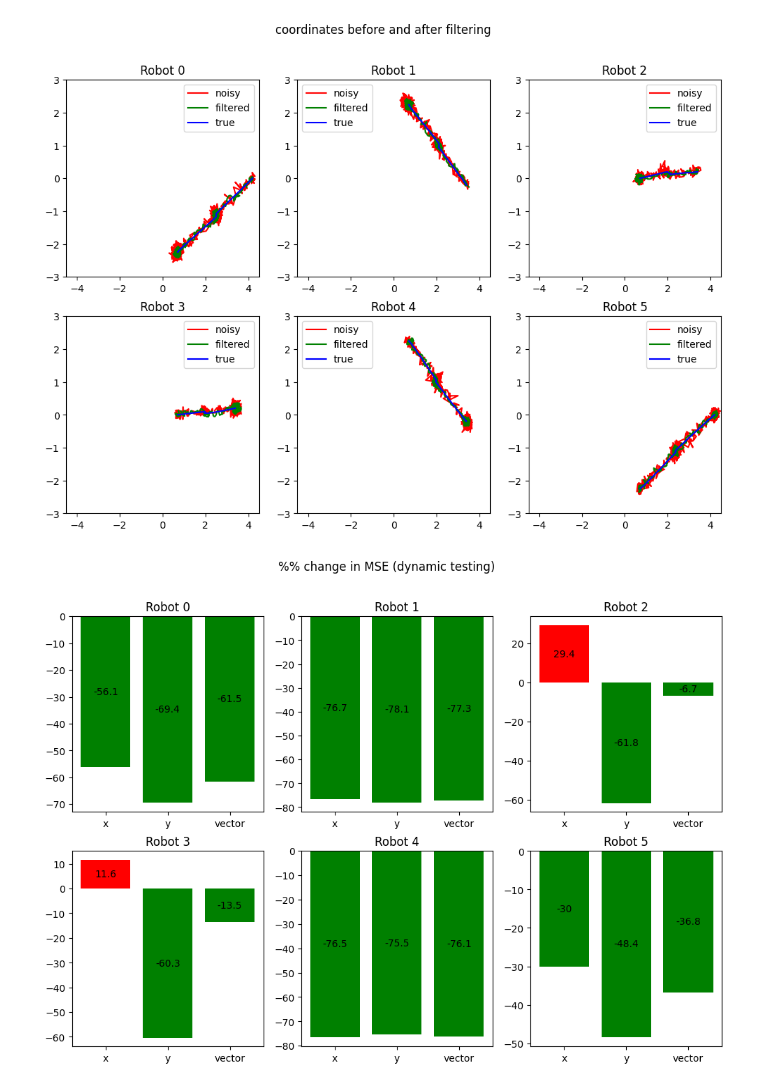
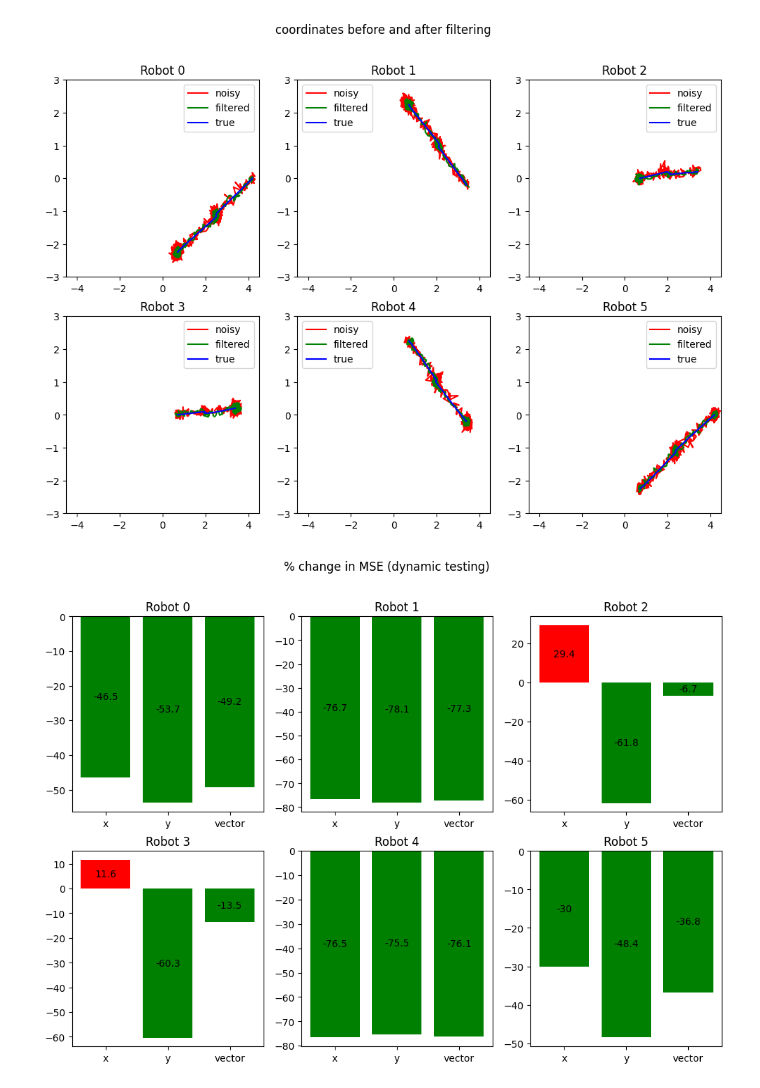
Before and after one commit to First-Order-RoboCup-SSL/Utama-Core, a Jupyter notebook: vision_data/filter_results_summary.ipynb, the cells around one changed output. Drawn from its saved outputs; the diff is of its cells as text; code cells hidden in the pictures.

```diff
--- a/vision_data/filter_results_summary.ipynb
+++ b/vision_data/filter_results_summary.ipynb
@@ -25,8 +25,7 @@ NO_ROWS = 1000  # Limit window to be analysed
 X_AXES = np.arange(NO_ROWS)
 
 CLEAN = "clean-raw-pid.csv"
-NOISY_G, FILT_G = "noisy-grsim-raw-pid.csv", "noisy-grsim-filtered-pid.csv"
-NOISY_M, FILT_M = "noisy-manual-raw-pid.csv", "noisy-manual-filtered-pid.csv"
+NOISY, FILT = "noisy-raw-pid.csv", "noisy-filtered-pid.csv"
 
 V_COL = "vector"
 ID_COL, X_COL, Y_COL, TH_COL = "id", "x", "y", "orientation"
@@ -41,8 +40,7 @@ def format_data(filename: str, id: bool = True) -> pd.DataFrame:  # for all 6 ro
     return data[COLS].iloc[:NO_ROWS]
 
 CLEAN_FD = format_data(CLEAN)
-NOISY_G_FD, FILT_G_FD = format_data(NOISY_G), format_data(FILT_G)
-NOISY_M_FD, FILT_M_FD = format_data(NOISY_M), format_data(FILT_M)
+NOISY_FD, FILT_FD = format_data(NOISY), format_data(FILT)
 
 
 def extract_robot(data: pd.DataFrame, id: int) -> pd.DataFrame:
@@ -50,10 +48,8 @@ def extract_robot(data: pd.DataFrame, id: int) -> pd.DataFrame:
 
 
 cleans   = [extract_robot(CLEAN_FD, id) for id in ROBOT_RANGE]
-noisy_gs = [extract_robot(NOISY_G_FD, id) for id in ROBOT_RANGE]
-filt_gs  = [extract_robot(FILT_G_FD, id) for id in ROBOT_RANGE]
-noisy_ms = [extract_robot(NOISY_M_FD, id) for id in ROBOT_RANGE]
-filt_ms  = [extract_robot(FILT_M_FD, id) for id in ROBOT_RANGE]
+noisys = [extract_robot(NOISY_FD, id) for id in ROBOT_RANGE]
+filts  = [extract_robot(FILT_FD, id) for id in ROBOT_RANGE]
 
 
 def get_current_ax(axs: np.ndarray, id: int) -> plt.Axes:
@@ -65,12 +61,12 @@ fig.suptitle("x coordinates against time before and after filtering")
 
 for id in ROBOT_RANGE:
     clean = cleans[id]
-    noisy_g, filt_g = noisy_gs[id], filt_gs[id]
+    noisy, filt = noisys[id], filts[id]
 
     current_ax = get_current_ax(axs, id)
     current_ax.set_title(f"Robot {id}")
-    current_ax.plot(X_AXES, noisy_g[X_COL], "r")
-    current_ax.plot(X_AXES, filt_g[X_COL], "g")
+    current_ax.plot(X_AXES, noisy[X_COL], "r")
+    current_ax.plot(X_AXES, filt[X_COL], "g")
     current_ax.plot(X_AXES, clean[X_COL], "b")
 
     current_ax.legend(("noisy", "filtered", "true"))
@@ -83,15 +79,15 @@ fig.suptitle("coordinates before and after filtering")
 
 for id in ROBOT_RANGE:
     clean = cleans[id]
-    noisy_g, filt_g = noisy_gs[id], filt_gs[id]
+    noisy, filt = noisys[id], filts[id]
 
     current_ax = get_current_ax(axs, id)
     current_ax.set_title(f"Robot {id}")
     current_ax.set_xlim(-4.5, 4.5)
     current_ax.set_ylim(-3, 3)
 
-    current_ax.plot(noisy_g[X_COL], noisy_g[Y_COL], "r")
-    current_ax.plot(filt_g[X_COL], filt_g[Y_COL], "g")
+    current_ax.plot(noisy[X_COL], noisy[Y_COL], "r")
+    current_ax.plot(filt[X_COL], filt[Y_COL], "g")
     current_ax.plot(clean[X_COL], clean[Y_COL], "b")
 
     current_ax.legend(("noisy", "filtered", "true"))
@@ -115,7 +111,7 @@ def mean_squared_error(
     param: str,
     id: Union[int, None] = None
     ) -> float:
-    if id:
+    if id is not None:
         true_data = extract_robot(true_data, id)
         actual_data = extract_robot(actual_data, id)
 
@@ -134,7 +130,7 @@ def mean_squared_error_vec(
     actual_data: pd.DataFrame,
     id: Union[int, None] = None
     ) -> float:
-    if id:
+    if id is not None:
         true_data = extract_robot(true_data, id)
         actual_data = extract_robot(actual_data, id)
 
@@ -151,50 +147,50 @@ def mean_squared_error_vec(
     return (np.linalg.norm(true_vec - actual_vec) ** 2).mean()
 
 
-baseline_xs = [mean_squared_error(CLEAN_FD, NOISY_G_FD, X_COL, id) for id in ROBOT_RANGE]
+baseline_xs = [mean_squared_error(CLEAN_FD, NOISY_FD, X_COL, id) for id in ROBOT_RANGE]
 
-baseline_ys = [mean_squared_error(CLEAN_FD, NOISY_G_FD, Y_COL, id) for id in ROBOT_RANGE]
+baseline_ys = [mean_squared_error(CLEAN_FD, NOISY_FD, Y_COL, id) for id in ROBOT_RANGE]
 
-baseline_vs = [mean_squared_error_vec(CLEAN_FD, NOISY_G_FD, id) for id in ROBOT_RANGE]
+baseline_vs = [mean_squared_error_vec(CLEAN_FD, NOISY_FD, id) for id in ROBOT_RANGE]
 
 
 fig, axs = plt.subplots(2,3)
 fig.set_size_inches(12,8)
-fig.suptitle("%% change in MSE (dynamic testing)")
+fig.suptitle("% change in MSE (dynamic testing)")
 
 for id in ROBOT_RANGE:
     baseline_x, baseline_y, baseline_v = baseline_xs[id], baseline_ys[id], baseline_vs[id]
 
     error_x = mean_squared_error(
         CLEAN_FD,
-        FILT_G_FD,
+        FILT_FD,
         X_COL,
         id
     )
 
     error_y = mean_squared_error(
         CLEAN_FD,
-        FILT_G_FD,
+        FILT_FD,
         Y_COL,
         id
     )
 
     error_v = mean_squared_error_vec(
         CLEAN_FD,
-        FILT_G_FD,
+        FILT_FD,
         id
     )
 
     delta_x = percentage_diff(baseline_x, error_x)
     delta_y = percentage_diff(baseline_y, error_y)
     delta_v = percentage_diff(baseline_v, error_v)
 
     current_ax = get_current_ax(axs, id)
     current_ax.set_title(f"Robot {id}")
 
     deltas = [delta_x, delta_y, delta_v]
     colours = ['red' if d > 0 else 'green' for d in deltas]
     bars = current_ax.bar([X_COL, Y_COL, V_COL], deltas, color=colours)
     current_ax.bar_label(bars, label_type='center')
 # %% [output]
-[figure, old version]
+[figure, new version]
```
Also changed, not shown: parts of 7 cells of this notebook, 17 other files.
